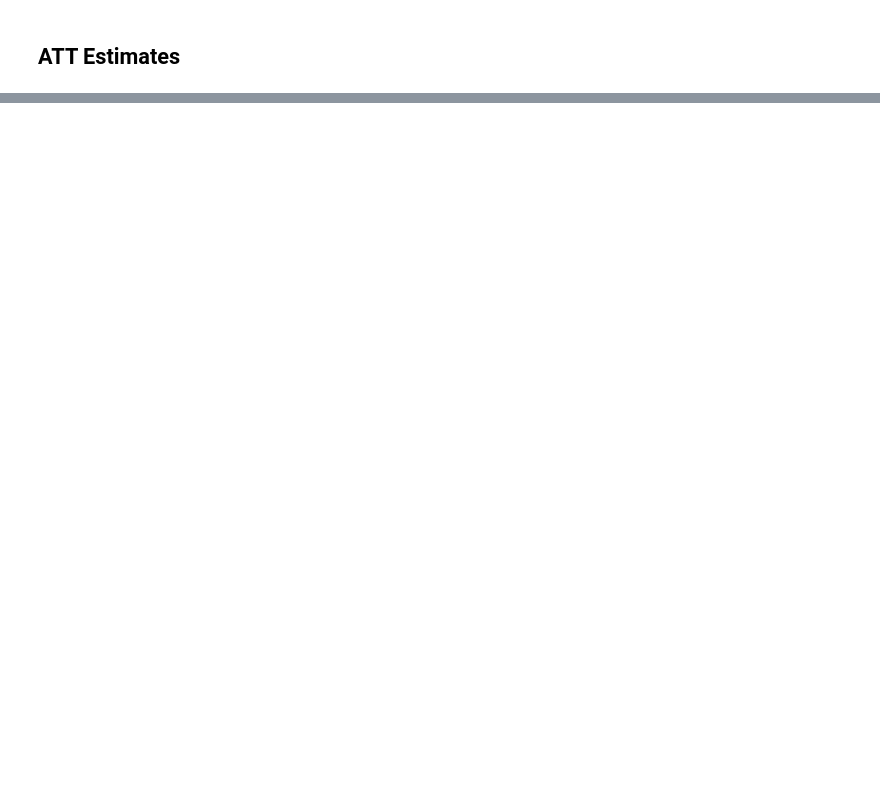
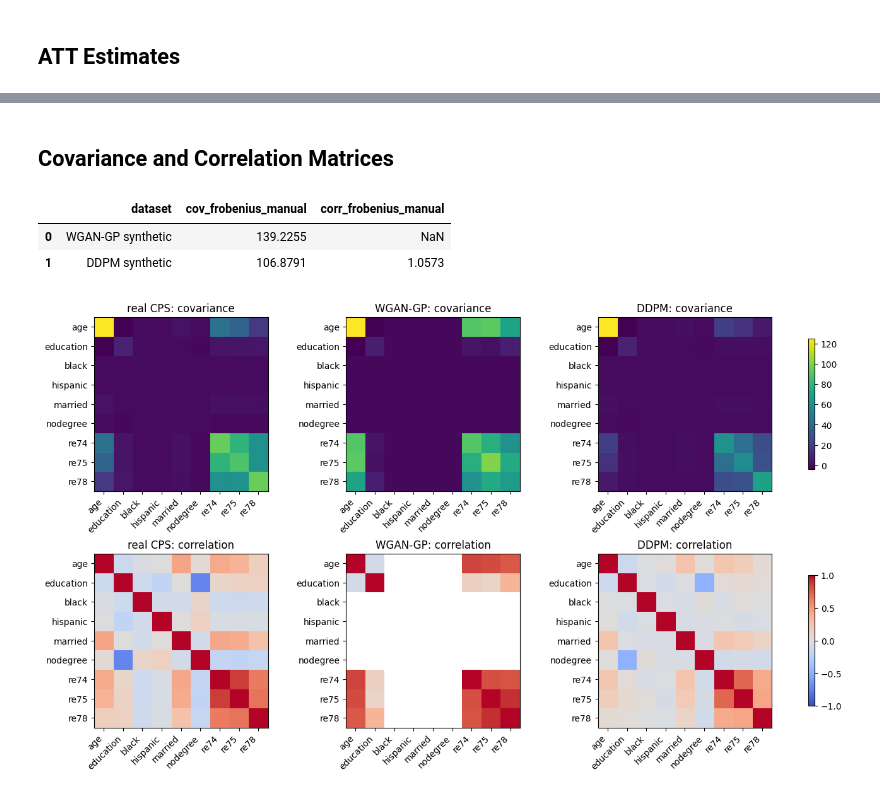
Before and after one commit to apoorvalal/torchonometrics, a Jupyter notebook: nb/lalonde_cps_simdgp_application.ipynb, the cells around one changed output, grey strips where cells are left out. Saved outputs shown, nothing was run; the diff lists cells and outputs as text; code cells hidden in the pictures; blank space fills up the shorter version.

```diff
--- a/nb/lalonde_cps_simdgp_application.ipynb
+++ b/nb/lalonde_cps_simdgp_application.ipynb
@@ -432 +443,59 @@ metric_table.round(4)
+# %% [markdown]
+## Covariance and Correlation Matrices
+# %%
+matrix_columns = ["age", "education", "black", "hispanic", "married", "nodegree", "re74", "re75", "re78"]
+
+def covariance_matrix(df: pd.DataFrame) -> np.ndarray:
+    return np.cov(df[matrix_columns].to_numpy(dtype=float), rowvar=False)
+
+def correlation_matrix(df: pd.DataFrame) -> np.ndarray:
+    return np.corrcoef(df[matrix_columns].to_numpy(dtype=float), rowvar=False)
+
+
+def matrix_distance_table() -> pd.DataFrame:
+    real_cov = covariance_matrix(real)
+    real_corr = correlation_matrix(real)
+    rows = []
+    for name, df in datasets.items():
+        if name == "real CPS":
+            continue
+        rows.append({
+            "dataset": name,
+            "cov_frobenius_manual": np.linalg.norm(covariance_matrix(df) - real_cov, ord="fro"),
+            "corr_frobenius_manual": np.linalg.norm(correlation_matrix(df) - real_corr, ord="fro"),
+        })
+    return pd.DataFrame(rows).round(4)
+
+matrix_distance_table()
+# %% [output]
+|  | dataset | cov_frobenius_manual | corr_frobenius_manual |
+| 0 | WGAN-GP synthetic | 139.2255 | NaN |
+| 1 | DDPM synthetic | 106.8791 | 1.0573 |
+# %%
+plot_sets = [("real CPS", real), ("WGAN-GP", wgan_df), ("DDPM", ddpm_df)]
+if gptoss_df is not None:
+    plot_sets.append(("gpt-oss ICL", gptoss_df))
+
+fig, axes = plt.subplots(2, len(plot_sets), figsize=(4.4 * len(plot_sets), 7.5), constrained_layout=True)
+if len(plot_sets) == 1:
+    axes = np.asarray(axes).reshape(2, 1)
+
+for j, (name, df) in enumerate(plot_sets):
+    cov = covariance_matrix(df)
+    corr = correlation_matrix(df)
+    im0 = axes[0, j].imshow(cov, cmap="viridis")
+    axes[0, j].set_title(f"{name}: covariance")
+    im1 = axes[1, j].imshow(corr, cmap="coolwarm", vmin=-1, vmax=1)
+    axes[1, j].set_title(f"{name}: correlation")
+    for ax in axes[:, j]:
+        ax.set_xticks(range(len(matrix_columns)))
+        ax.set_xticklabels(matrix_columns, rotation=45, ha="right")
+        ax.set_yticks(range(len(matrix_columns)))
+        ax.set_yticklabels(matrix_columns)
+
+fig.colorbar(im0, ax=axes[0, :], shrink=0.75, location="right")
+fig.colorbar(im1, ax=axes[1, :], shrink=0.75, location="right")
+plt.show()
+# %% [output]
+[figure, added]
 # %% [markdown]
```
Also changed, not shown: parts of 16 cells of this notebook.
